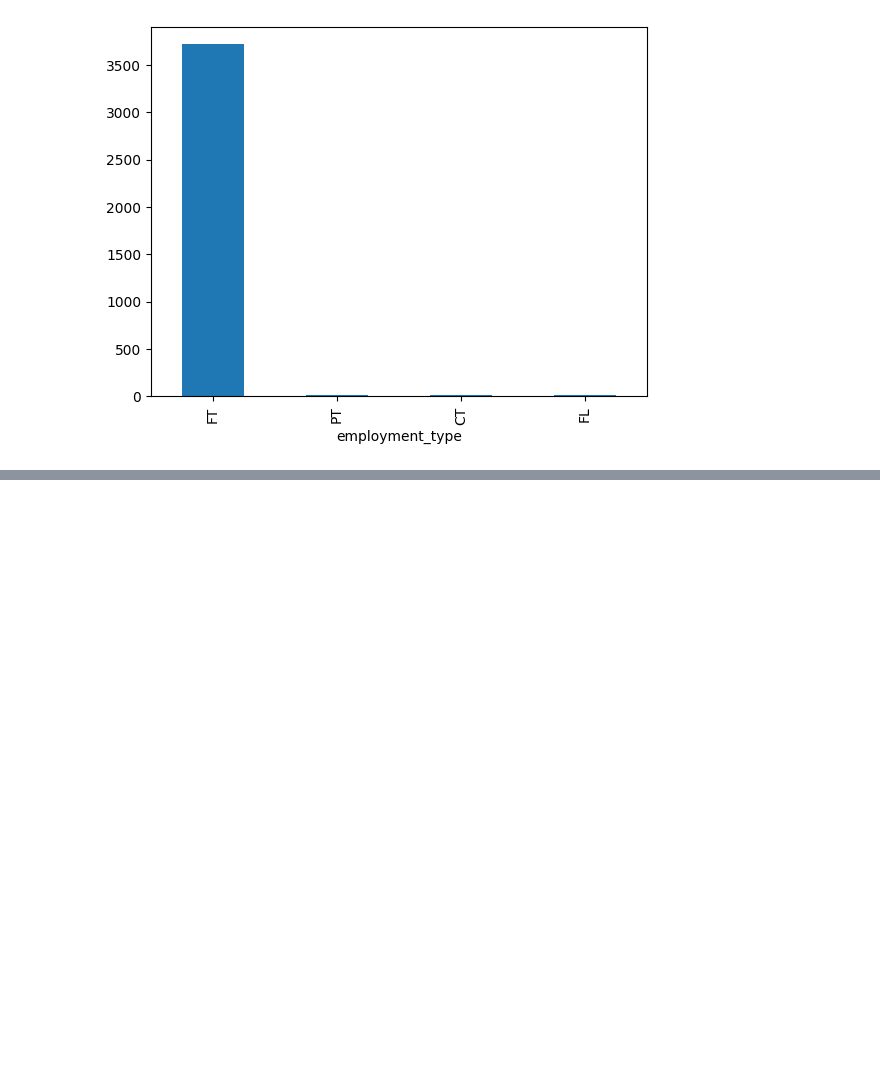
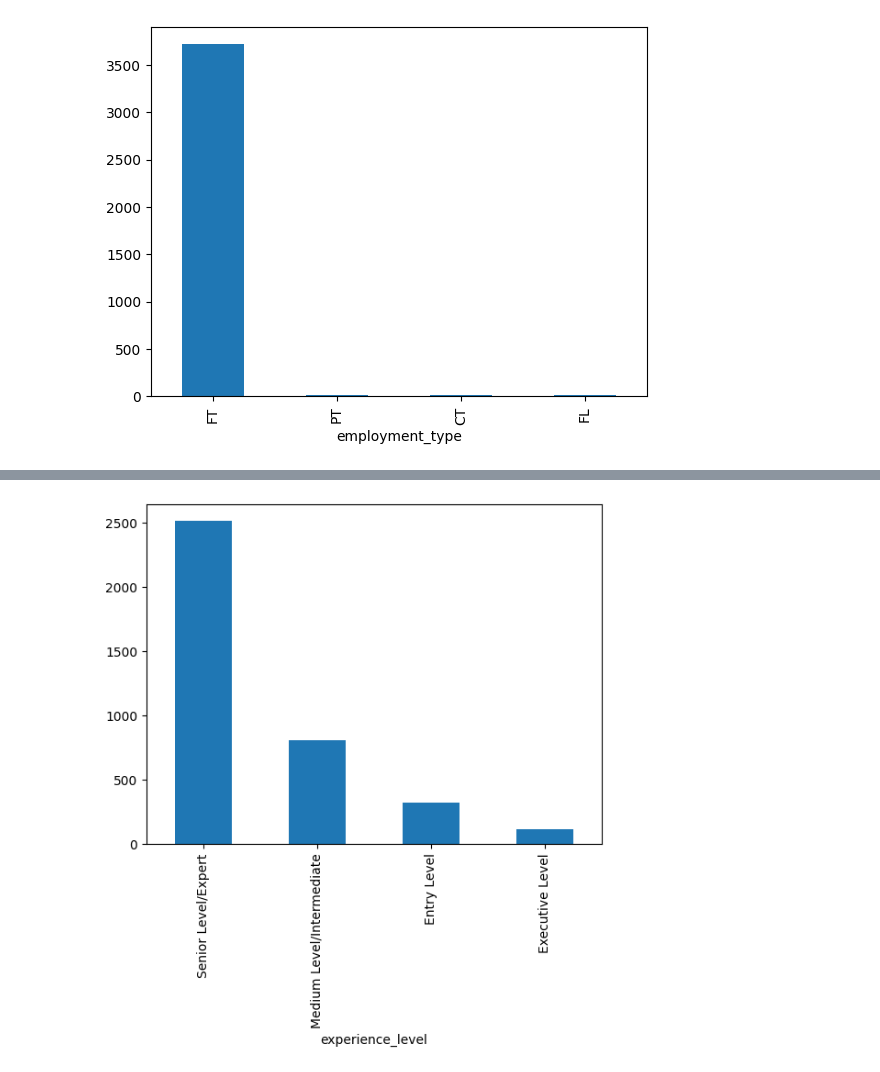
Before and after one commit to NotAScratch/Data-Science-Salary-Analysis, a Jupyter notebook: analysis.ipynb, the cells around one changed output, grey strips where cells are left out. Saved outputs shown, nothing was run; the diff lists cells and outputs as text; code cells hidden in the pictures; blank space fills up the shorter version.

```diff
--- a/analysis.ipynb
+++ b/analysis.ipynb
@@ -168,0 +175,5 @@ df['employment_type'].value_counts().plot(kind='bar');
+# %%
+# Plotting the count of each job title
+df['experience_level'].value_counts().plot(kind='bar');
+# %% [output]
+[figure, added]
```
Also changed, not shown: parts of 4 cells of this notebook.
